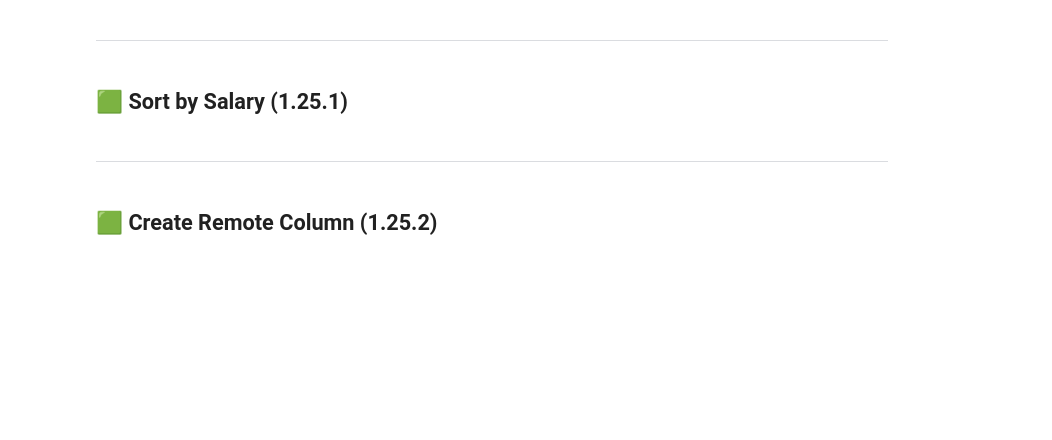
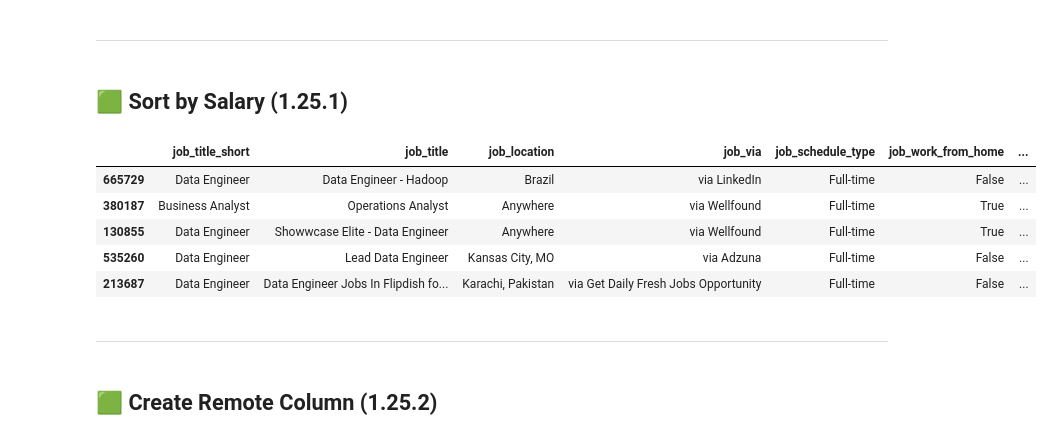
Before and after one commit to Spinozadin/Python, a Jupyter notebook: 4_Problems/1_25_Pandas Cleaning.ipynb, the cells around one changed output. Saved outputs shown, nothing was run; the diff lists cells and outputs as text; code cells hidden in the pictures; blank space fills up the shorter version.

```diff
--- a/4_Problems/1_25_Pandas Cleaning.ipynb
+++ b/4_Problems/1_25_Pandas Cleaning.ipynb
@@ -11,14 +11,18 @@ dataset = load_dataset('lukebarousse/data_jobs')
 df = dataset['train'].to_pandas()
 # %% [markdown]
 ---
-# %%
-df.sort_values(by='job_posted_date', ascending=True, inplace=True)
-df
 # %% [markdown]
 ## 🟩 Sort by Salary (1.25.1)
-# %%
-df.sort_values(by='salary_year_avg', ascending=False, inplace=True)
-df.head(10)
+# %%
+df.sort_values(by='salary_year_avg', ascending=True, inplace=True)
+df.head()
+# %% [output]
+|  | job_title_short | job_title | job_location | job_via | job_schedule_type | job_work_from_home | ... |
+| 665729 | Data Engineer | Data Engineer - Hadoop | Brazil | via LinkedIn | Full-time | False | ... |
+| 380187 | Business Analyst | Operations Analyst | Anywhere | via Wellfound | Full-time | True | ... |
+| 130855 | Data Engineer | Showwcase Elite - Data Engineer | Anywhere | via Wellfound | Full-time | True | ... |
+| 535260 | Data Engineer | Lead Data Engineer | Kansas City, MO | via Adzuna | Full-time | False | ... |
+| 213687 | Data Engineer | Data Engineer Jobs In Flipdish fo... | Karachi, Pakistan | via Get Daily Fresh Jobs Opportunity | Full-time | False | ... |
 # %% [markdown]
 ---
 # %% [markdown]
```
Also changed, not shown: parts of 3 cells of this notebook.
